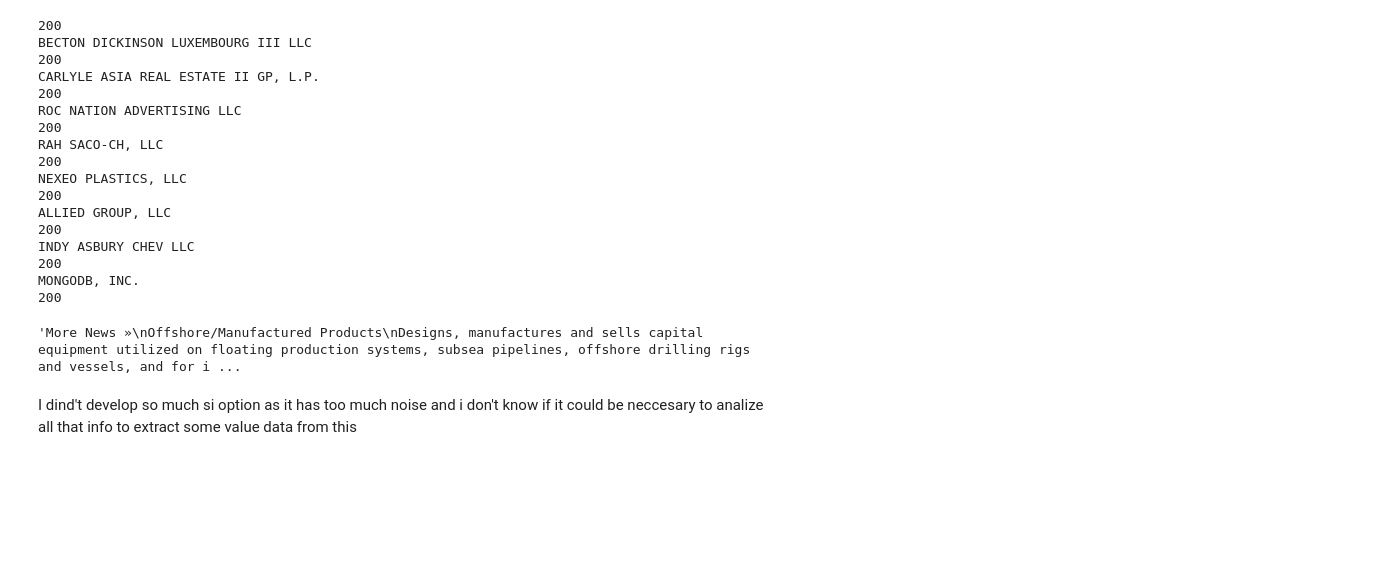
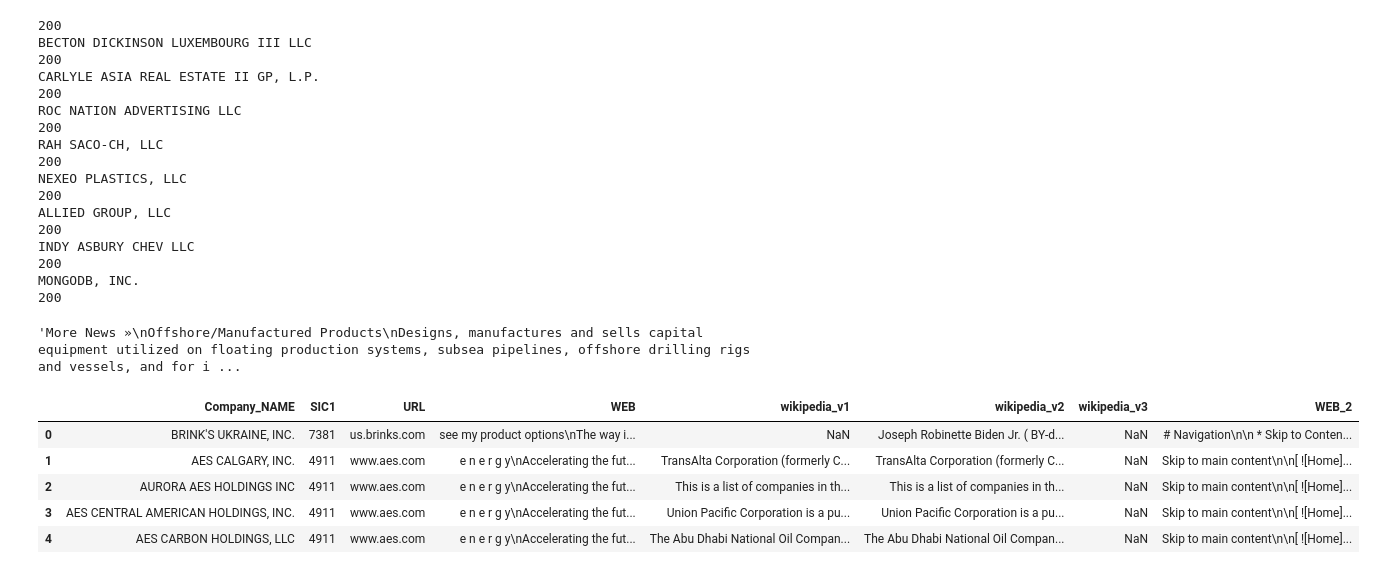
Before and after one commit to Zrive/zrive-ds-4q23-desc-operations, a Jupyter notebook: src/api_linkedin/scraping.ipynb, the cells around one changed output. Drawn from its saved outputs; the diff is of its cells as text; code cells hidden in the pictures; blank space fills up the shorter version.

```diff
--- a/src/api_linkedin/scraping.ipynb
+++ b/src/api_linkedin/scraping.ipynb
@@ -347,5 +398,12 @@ MONGODB, INC.
 html_text[5]
 # %% [output]
 'More News »\nOffshore/Manufactured Products\nDesigns, manufactures and sells capital equipment utilized on floating production systems, subsea pipelines, offshore drilling rigs and vessels, and for i ...
-# %% [markdown]
-I dind't develop so much si option as it has too much noise and i don't know if it could be neccesary to analize all that info to extract some value data from this
+# %%
+data.head()
+# %% [output]
+|  | Company_NAME | SIC1 | URL | WEB | wikipedia_v1 | wikipedia_v2 | wikipedia_v3 | WEB_2 |
+| 0 | BRINK'S UKRAINE, INC. | 7381 | us.brinks.com | see my product options\nThe way i... | NaN | Joseph Robinette Biden Jr. ( BY-d... | NaN | # Navigation\n\n * Skip to Conten... |
+| 1 | AES CALGARY, INC. | 4911 | www.aes.com | e n e r g y\nAccelerating the fut... | TransAlta Corporation (formerly C... | TransAlta Corporation (formerly C... | NaN | Skip to main content\n\n[ ![Home]... |
+| 2 | AURORA AES HOLDINGS INC | 4911 | www.aes.com | e n e r g y\nAccelerating the fut... | This is a list of companies in th... | This is a list of companies in th... | NaN | Skip to main content\n\n[ ![Home]... |
+| 3 | AES CENTRAL AMERICAN HOLDINGS, INC. | 4911 | www.aes.com | e n e r g y\nAccelerating the fut... | Union Pacific Corporation is a pu... | Union Pacific Corporation is a pu... | NaN | Skip to main content\n\n[ ![Home]... |
+| 4 | AES CARBON HOLDINGS, LLC | 4911 | www.aes.com | e n e r g y\nAccelerating the fut... | The Abu Dhabi National Oil Compan... | The Abu Dhabi National Oil Compan... | NaN | Skip to main content\n\n[ ![Home]... |
```
Also changed, not shown: parts of 19 cells of this notebook, 4 other files.
